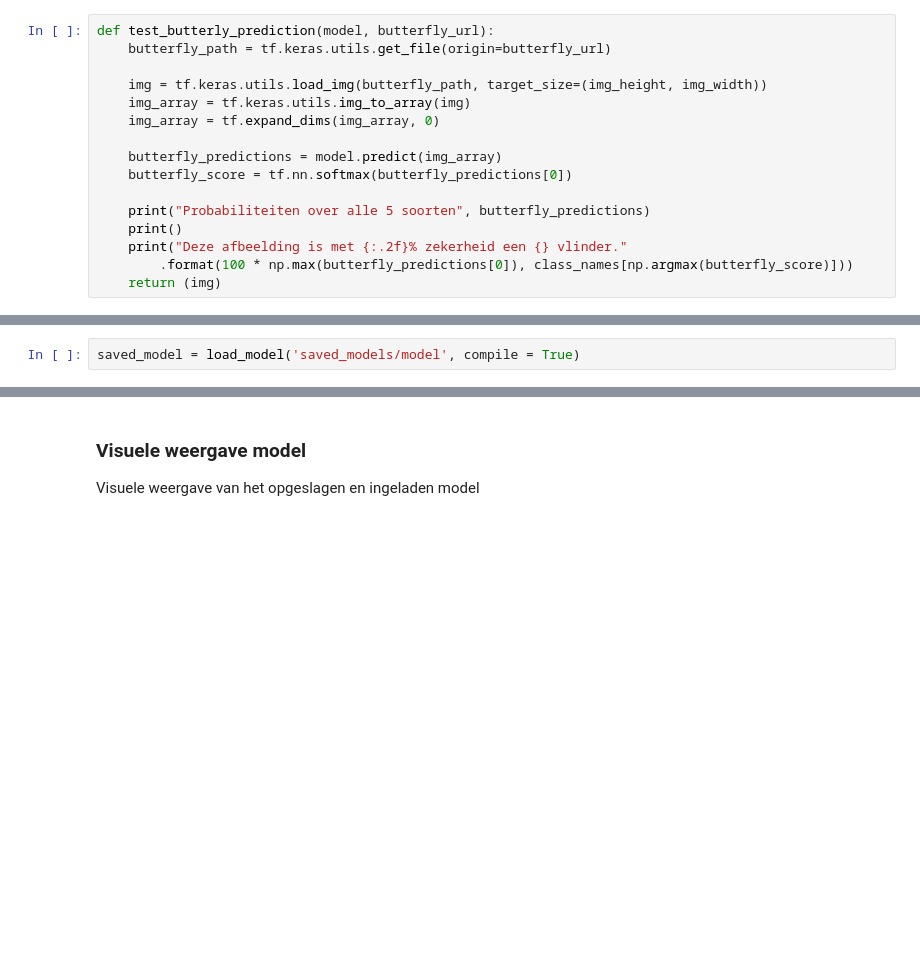
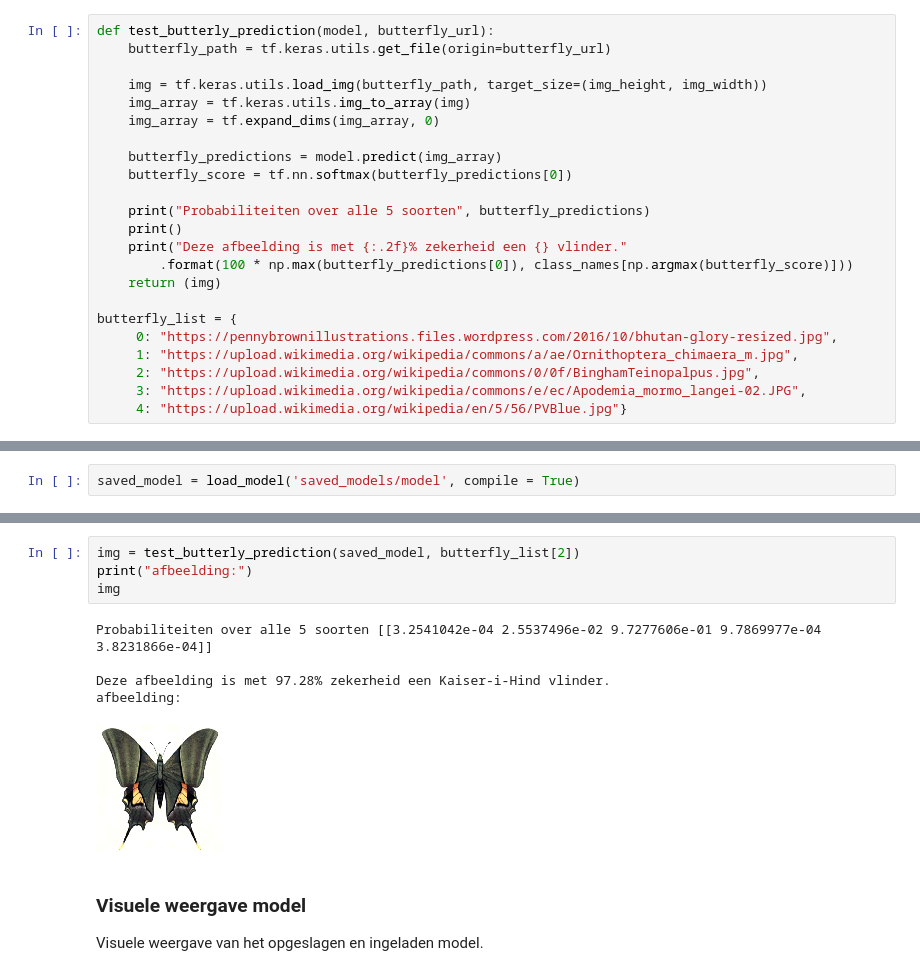
Before and after one commit to Xevro/CNN-butterfly-classification, a Jupyter notebook: HomeworkCNN.ipynb, the cells around one changed output, grey strips where cells are left out. Saved outputs shown, nothing was run; the diff lists cells and outputs as text; blank space fills up the shorter version.

```diff
--- a/HomeworkCNN.ipynb
+++ b/HomeworkCNN.ipynb
@@ -253,3 +336,10 @@ def test_butterly_prediction(model, butterfly_url):
     print("Deze afbeelding is met {:.2f}% zekerheid een {} vlinder."
         .format(100 * np.max(butterfly_predictions[0]), class_names[np.argmax(butterfly_score)]))
     return (img)
+
+butterfly_list = {
+     0: "https://pennybrownillustrations.files.wordpress.com/2016/10/bhutan-glory-resized.jpg",
+     1: "https://upload.wikimedia.org/wikipedia/commons/a/ae/Ornithoptera_chimaera_m.jpg",
+     2: "https://upload.wikimedia.org/wikipedia/commons/0/0f/BinghamTeinopalpus.jpg",
+     3: "https://upload.wikimedia.org/wikipedia/commons/e/ec/Apodemia_mormo_langei-02.JPG",
+     4: "https://upload.wikimedia.org/wikipedia/en/5/56/PVBlue.jpg"}
@@ -559,7 +631,17 @@ afbeelding:
+# %%
+img = test_butterly_prediction(saved_model, butterfly_list[2])
+print("afbeelding:")
+img
+# %% [output]
+Probabiliteiten over alle 5 soorten [[3.2541042e-04 2.5537496e-02 9.7277606e-01 9.7869977e-04 3.8231866e-04]]
+
+Deze afbeelding is met 97.28% zekerheid een Kaiser-i-Hind vlinder.
+afbeelding:
+[figure, added]
 # %% [markdown]
 ### Visuele weergave model
 
-Visuele weergave van het opgeslagen en ingeladen model
+Visuele weergave van het opgeslagen en ingeladen model.
 # %%
 tf.keras.utils.plot_model(saved_model, "multi_input_and_output_model.png", show_shapes=True)
 # %% [output]
```
Also changed, not shown: parts of 70 cells of this notebook, 11 other files.
